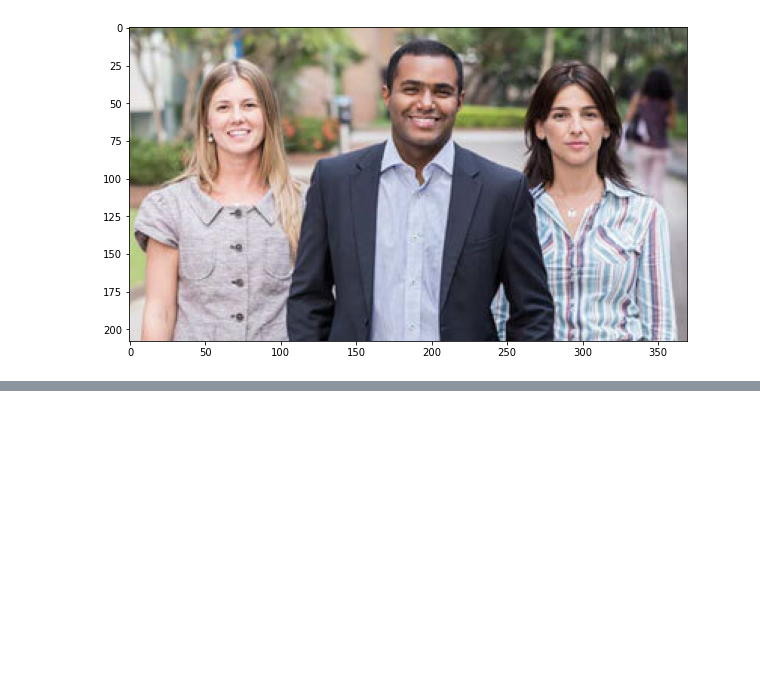
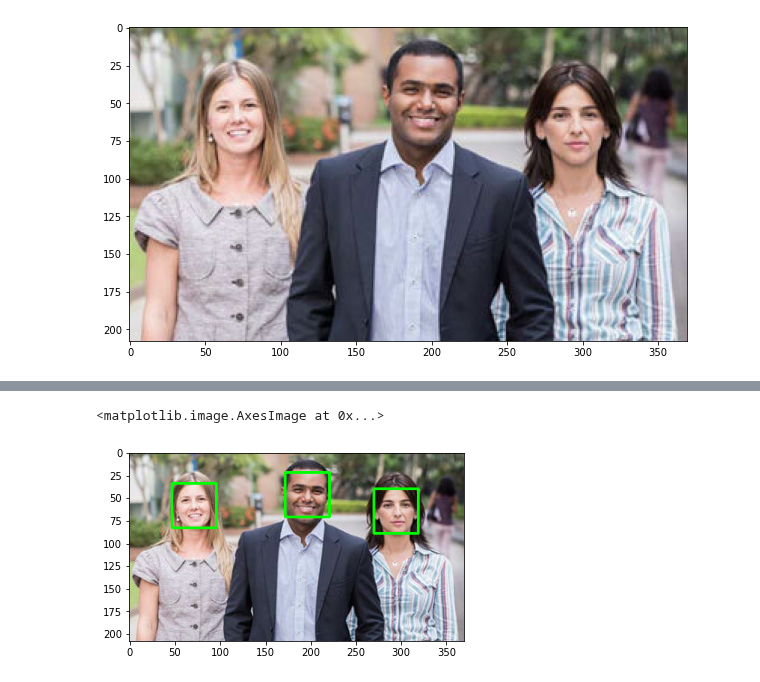
Before and after one commit to shahidqureshi01/AI, a Jupyter notebook: M6_Computer_Vision/07. Template matching, corners and Haar cascades/Haar Cascades.ipynb, the cells around one changed output, grey strips where cells are left out. Saved outputs shown, nothing was run; the diff lists cells and outputs as text; code cells hidden in the pictures; blank space fills up the shorter version.

Commit message:
update haar cascade for face detection

```diff
--- a/M6_Computer_Vision/07. Template matching, corners and Haar cascades/Haar Cascades.ipynb
+++ b/M6_Computer_Vision/07. Template matching, corners and Haar cascades/Haar Cascades.ipynb
@@ -16,24 +16,24 @@ imshow(image)
 # Given the image above, lets detect faces on the image using haar cascades
 # First create a CascadeClassifier using the frontalFace classifier ->
 # Haarcascades/haarcascade_frontalface_default.xml
-face_classifier = cv2.CascadeClassifier('/haarcascade_frontalface_default.xml')
+img_copy = image.copy()
+face_classifier = cv2.CascadeClassifier('Haarcascades/haarcascade_frontalface_default.xml')
 
 # Convert the image to grayscale
 gray = cv2.cvtColor(image, cv2.COLOR_BGR2GRAY)
 # Using the classifiers detect all faces on the image
-faces = face_classifier.detectMultiScale(gray, 1.0485258, 3)
-#faces
+faces = face_classifier.detectMultiScale(gray, scaleFactor=2.04, minNeighbors=5, flags=0, minSize=(1, 1), maxSize=(50, 50))
+
 # If no faces detected print("No faces found")
 '''When no faces detected, face_classifier returns and empty tuple'''
-if faces is ():
+if len(faces) < 1:
     print("No faces found")
 
 # Otherwise draw a rectangle on each face that has been detected
 '''We iterate through our faces array and draw a rectangle over each face in faces'''
 for (x,y,w,h) in faces:
-    cv2.rectangle(resized, (x,y), (x+w,y+h), (127,0,255), 2)
-    cv2.imshow('Face Detection', resized)
-    cv2.waitKey(0)
+     new_img = cv2.rectangle(img_copy, (x,y), (x+w,y+h), (0, 255, 0), 2)
 
-cv2.destroyAllWindows()
+new_img = new_img[:,:,::-1]
+plt.imshow(new_img)
 # %% [output]
@@ -41,3 +41,5 @@ cv2.destroyAllWindows()
+<matplotlib.image.AxesImage at 0x...>
+[figure, added]
 # %%
 # Repeat the process above with your own images
 # %%
```
Also changed, not shown: parts of 1 cell of this notebook, 1 other file.
